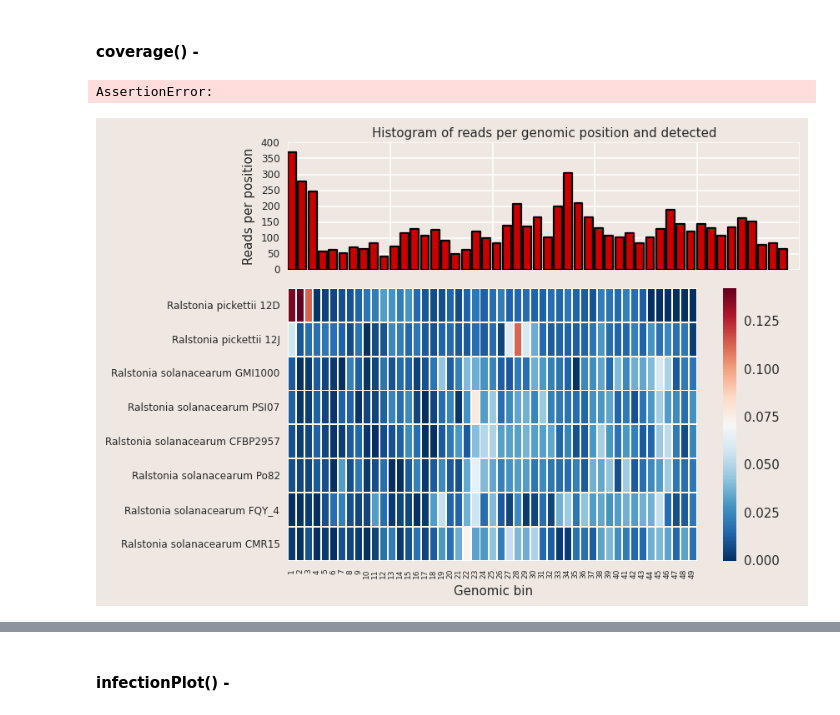
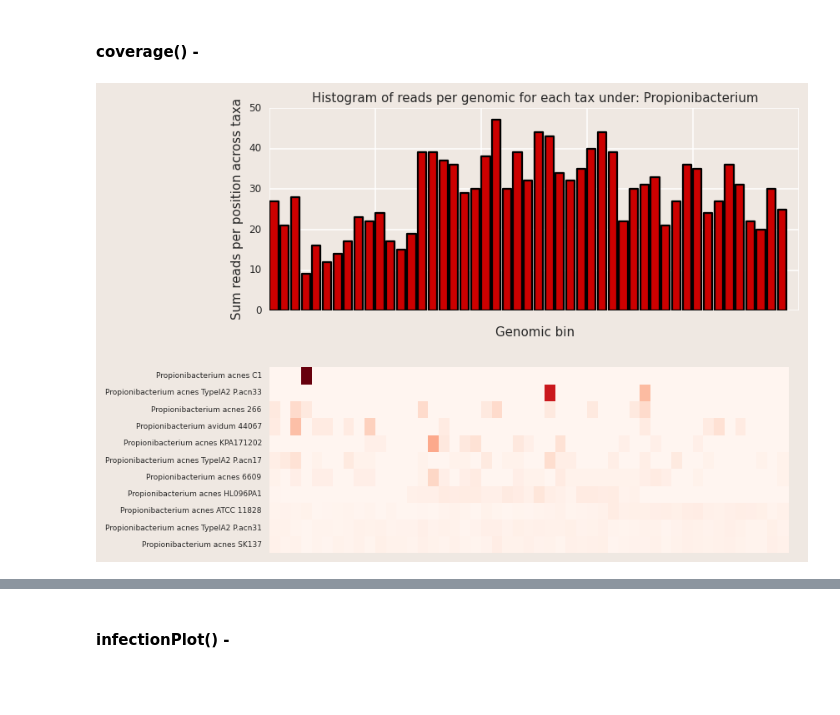
Before and after one commit to lmart999/CS229, a Jupyter notebook: ie_sql.ipynb, the cells around one changed output, grey strips where cells are left out. Saved outputs shown, nothing was run; the diff lists cells and outputs as text; code cells hidden in the pictures; blank space fills up the shorter version.

```diff
--- a/ie_sql.ipynb
+++ b/ie_sql.ipynb
@@ -699,8 +699,8 @@ tmp
 # %% [markdown]
 #### coverage() -
 # %%
-patient='L1'
-taxID='48736' # 1743, 48736
+patient='I6'
+taxID='1743' # 1743, 48736
 
 # All taxIDs identified under the parent taxID
 tax_table_taxID=sql.read_sql("select tax_id,tax_name,%s "
@@ -748,45 +748,52 @@ for tax_id_toquery in tax_to_gi.index:
     taxID_store[tax_id_toquery]=stor
     size_all_gis[tax_id_toquery]=gi_sizes.sum(axis=0)[0]
 
 # For each taxID, compute histogram of reads across GIs.
 nbins=50
 binNames=["%s"%i for i in list(range(nbins)) if i>0]
 df=pd.DataFrame(columns=binNames)
 for k in taxID_store.keys():
     bins=np.linspace(1,np.max(taxID_store[k]),nbins)
     bins=np.linspace(1,size_all_gis[k],nbins)
     hist_vals=np.histogram(taxID_store[k],bins=bins)
     df.loc[k]=hist_vals[0]
 sums=df.sum(axis=1)
 sums.sort(ascending=False)
 df=df.loc[sums.index]
 
-from matplotlib.figure import Figure
-fig=plt.Figure(dpi=400)
+'''
+fig = plt.figure(dpi=400)
+ax1 = fig.add_axes([0,0,1,0.6])
+ax2 = fig.add_axes([0,0.7,1,1])
+'''
+
+fig,(ax1,ax2) = plt.subplots(2,1)
+
 df_vec=df.sum(axis=0)
 ind=np.arange(df_vec.shape[0])
 # ax1 = fig.add_subplot2grid((3,2),(0,0),colspan=2)
-ax1 = plt.subplot2grid((3,2),(0,0),colspan=2)
+# ax1 = plt.subplot2grid((3,2),(0,0),colspan=2)
 ax1.bar(ind,np.array(df_vec),color=plot_color,linewidth=1.5)
 # plt.setp(ax1.get_xticklabels(), rotation='vertical', fontsize=8)
 ax1.set_xticklabels([])
 plt.setp(ax1.get_yticklabels(), rotation='horizontal', fontsize=8)
-ax1.set_ylabel('Reads per position', fontsize = 10)
-ax1.set_title('Histogram of reads per genomic position and detected ',fontsize = 10)
+ax1.set_ylabel('Sum reads per position across taxa', fontsize = 10)
+ax1.set_xlabel('Genomic bin', fontsize = 10)
+ax1.set_title('Histogram of reads per genomic for each tax under: %s'%getName(taxID),fontsize = 10)
 
-ax2 = plt.subplot2grid((3,2),(1,0),colspan=2,rowspan=2)
+# ax2 = plt.subplot2grid((3,2),(1,0),colspan=2,rowspan=2)
 # ax2 = fig.add_subplot2grid((3,2),(1,0),colspan=2,rowspan=2)
 df_norm=df.div(df.sum(axis=1),axis=0)
-labels=[getName(taxID) for taxID in df_norm.index]
+labels=[getName(tax) for tax in df_norm.index]
 df_norm.index=labels
-sns.heatmap(df_norm,cmap='RdBu_r')
+# sns.heatmap(df_norm,cmap='RdBu_r',cbar=False, ax=ax2)
+ax2.pcolormesh(np.array(df_norm),cmap='Reds')
+ax2.set_yticks(np.arange(df_norm.shape[0])+0.5)
+ax2.set_yticklabels(labels)
 plt.setp(ax2.get_xticklabels(), rotation='vertical', fontsize=6)
-plt.setp(ax2.get_yticklabels(), rotation='horizontal', fontsize=8)
-ax2.set_xlabel('Genomic bin', fontsize = 10)
+ax2.set_xticklabels([])
+plt.setp(ax2.get_yticklabels(), rotation='horizontal', fontsize=6)
+
 plt.tight_layout()
-
-fig.add_axes(ax1)
-fig.show()
 # %% [output]
-AssertionError:
-[figure, old version]
+[figure, new version]
```
Also changed, not shown: parts of 10 cells of this notebook.
